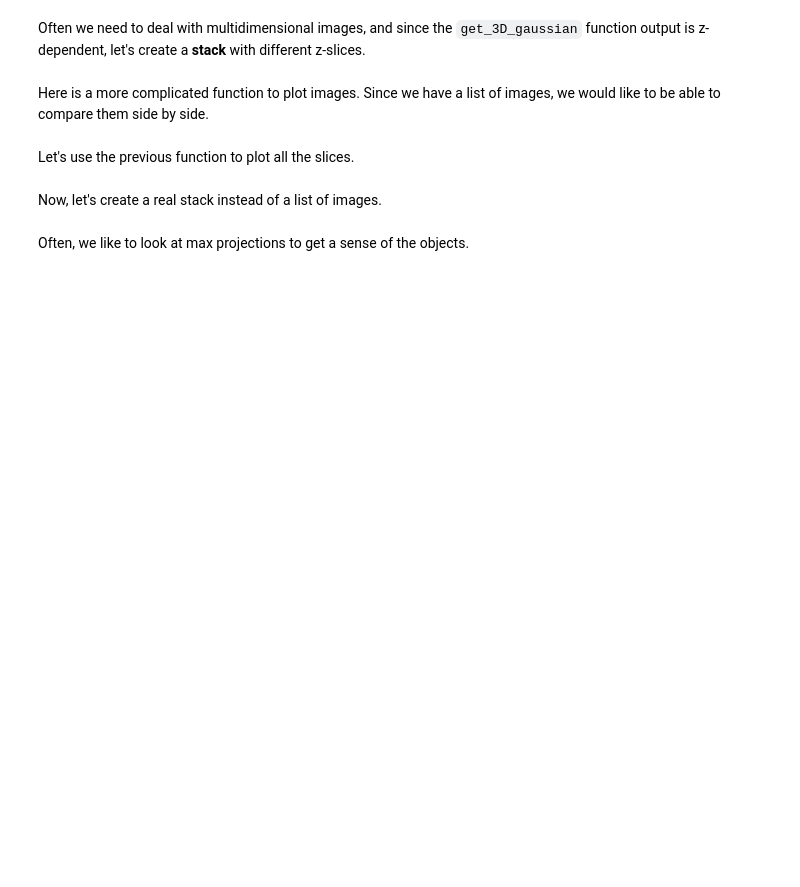
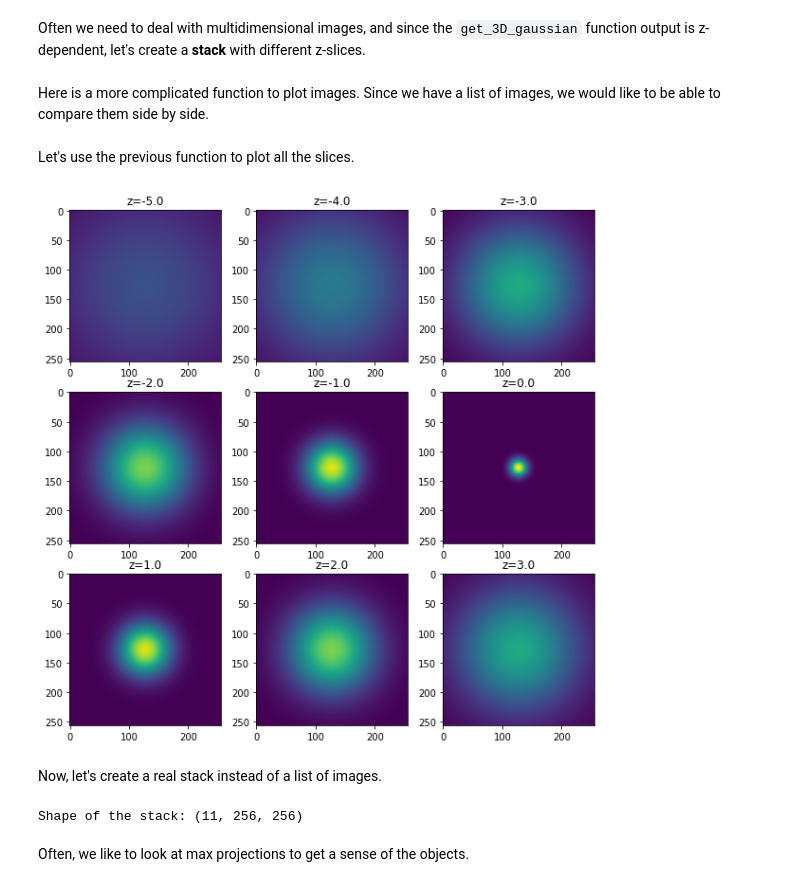
Before and after one commit to dl4mia/00_first_steps, a Jupyter notebook: 00_Write_and_load_images.ipynb, the cells around one changed output. Saved outputs shown, nothing was run; the diff lists cells and outputs as text; code cells hidden in the pictures; blank space fills up the shorter version.

```diff
--- a/00_Write_and_load_images.ipynb
+++ b/00_Write_and_load_images.ipynb
@@ -99,10 +111,10 @@ Often we need to deal with multidimensional images, and since the `get_3D_gaussi
 #####       get_3D_gaussian (see above)   #####
 
 # let's create a grid of points
-dzs = ...(-5, 5, 11)
+dzs = np.linspace(-5, 5, 11)
 
 # now generate a list of images by calling the function again
-imgs = [... for d in dzs]
+imgs = [get_3D_gaussian(d) for d in dzs]
 # %% [markdown]
 Here is a more complicated function to plot images. Since we have a list of images, we would like to be able to compare them side by side.
 # %%
@@ -145,19 +157,21 @@ Let's use the previous function to plot all the slices.
 # %%
 ###########################################################
 ##### exercise:                                       #####
 #####   - generate meaningful titles for each subplot #####
 #####   - use plot_images_list to plot the images     #####
 
 # make titles
-titles = [... for z in dzs]
+titles = ['z={}'.format(z) for z in dzs]
 
 # use plot_images_list to plot multiple images
-...
+plot_images_list(imgs, titles)
 
 ###########################################################
 ##### Question: the images can be compared because they are
 ##### plotted with a fixed contrast. Can you see where this
 ##### happens?
+# %% [output]
+[figure, added]
 # %% [markdown]
 Now, let's create a real stack instead of a list of images.
 # %%
@@ -166,8 +180,12 @@ Now, let's create a real stack instead of a list of images.
 #####                                                     #####
 ##### hint: search how to stack arrays of same dimension  #####
 
-stack = ...
+stack = np.stack(imgs)
+
+# print the shape of the stack
 print(f'Shape of the stack: {stack.shape}')
+# %% [output]
+Shape of the stack: (11, 256, 256)
 # %% [markdown]
 Often, we like to look at max projections to get a sense of the objects.
 # %%
```
Also changed, not shown: parts of 12 cells of this notebook.
